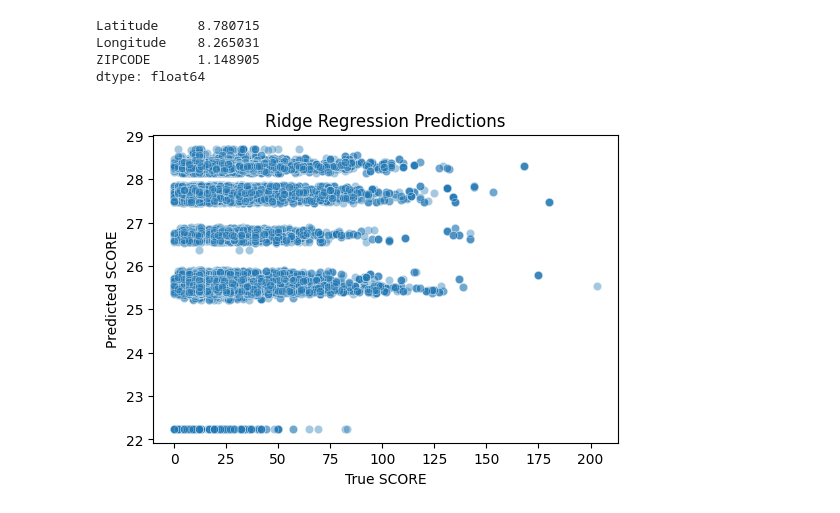
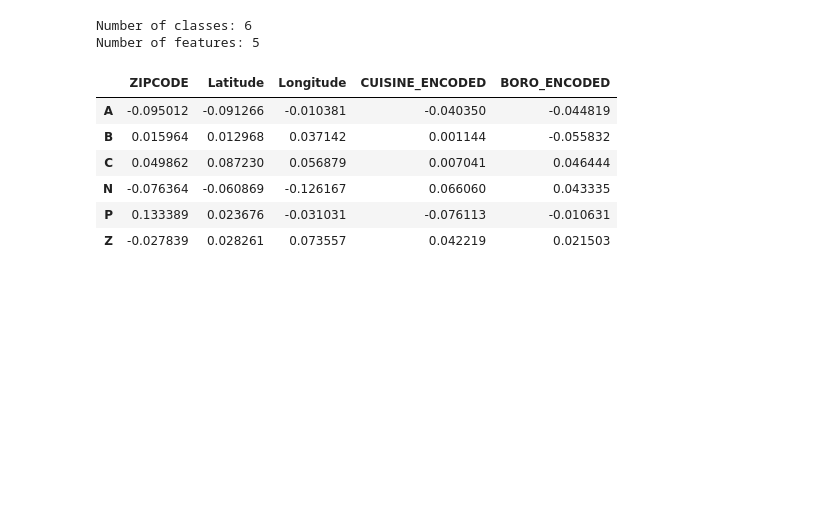
Before and after one commit to rameezrauf/ds_4022_final_project, a Jupyter notebook: notebooks/penalized_linear_model.ipynb, the cells around one changed output. Saved outputs shown, nothing was run; the diff lists cells and outputs as text; code cells hidden in the pictures; blank space fills up the shorter version.

```diff
--- a/notebooks/penalized_linear_model.ipynb
+++ b/notebooks/penalized_linear_model.ipynb
@@ -128,25 +196,24 @@ Test R²: 0.004992925026284567
 # %%
-# Coefficient Analysis
+# Inspect learned coefficients
+coef_matrix = best_logreg.named_steps["logreg"].coef_
 
-coeffs = pd.Series(
-    best_ridge.named_steps["ridge"].coef_,
-    index=X.columns
-).sort_values(key=np.abs, ascending=False)
+print("Number of classes:", coef_matrix.shape[0])
+print("Number of features:", coef_matrix.shape[1])
 
-coeffs.head(20)
+coefs = pd.DataFrame(
+    coef_matrix,
+    columns=X.columns,
+    index=best_logreg.named_steps["logreg"].classes_
+)
+
+coefs
 # %% [output]
-Latitude     8.780715
-Longitude    8.265031
-ZIPCODE      1.148905
-dtype: float64
+Number of classes: 6
+Number of features: 5
+|  | ZIPCODE | Latitude | Longitude | CUISINE_ENCODED | BORO_ENCODED |
+| A | -0.095012 | -0.091266 | -0.010381 | -0.040350 | -0.044819 |
+| B | 0.015964 | 0.012968 | 0.037142 | 0.001144 | -0.055832 |
+| C | 0.049862 | 0.087230 | 0.056879 | 0.007041 | 0.046444 |
+| N | -0.076364 | -0.060869 | -0.126167 | 0.066060 | 0.043335 |
+| P | 0.133389 | 0.023676 | -0.031031 | -0.076113 | -0.010631 |
+| Z | -0.027839 | 0.028261 | 0.073557 | 0.042219 | 0.021503 |
-# %%
-# Residual Plot
-plt.figure(figsize=(6,4))
-sns.scatterplot(x=y_test, y=y_pred, alpha=0.4)
-plt.xlabel("True SCORE")
-plt.ylabel("Predicted SCORE")
-plt.title("Ridge Regression Predictions")
-plt.savefig("../notebooks/figures/ridge_regression_predictions.png", dpi=300)
-plt.show()
-# %% [output]
-[figure, removed]
```
Also changed, not shown: parts of 9 cells of this notebook, 3 other files.
